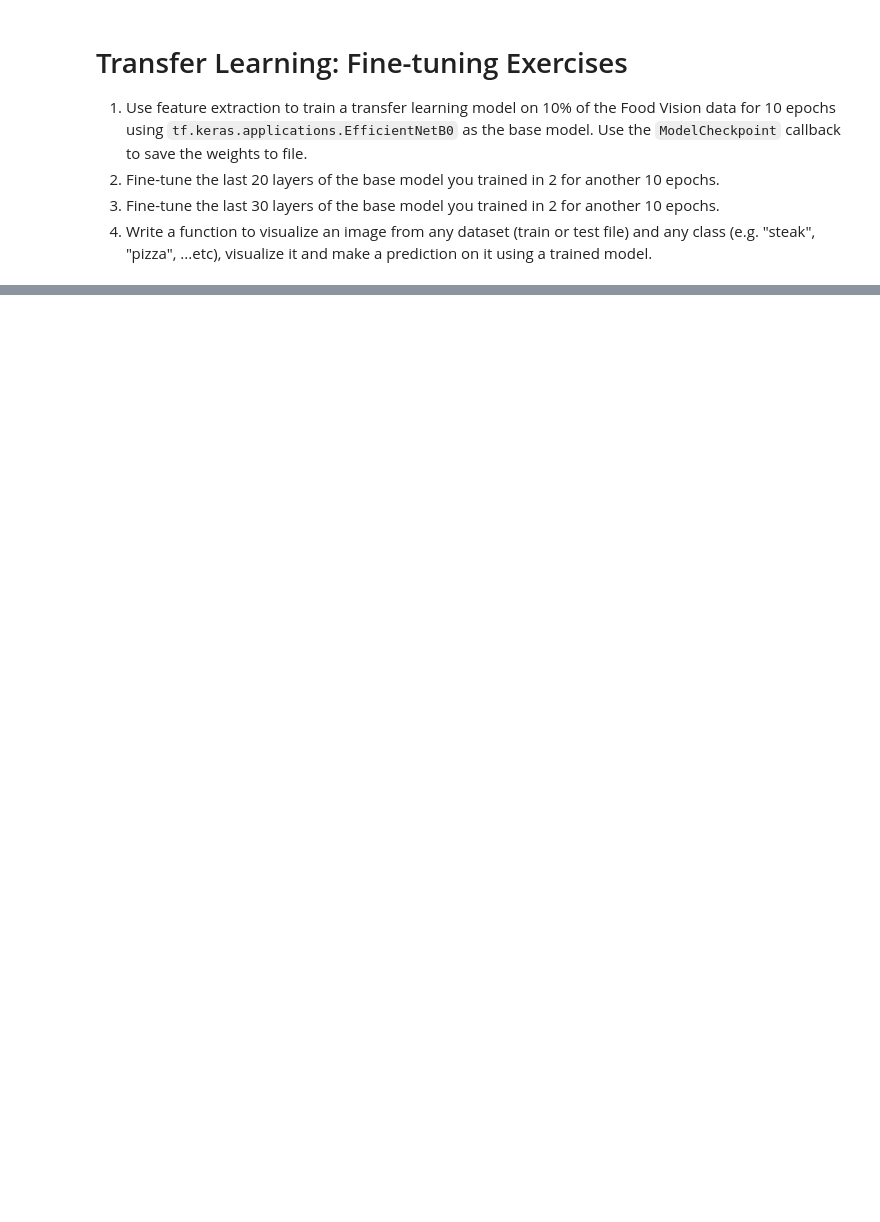
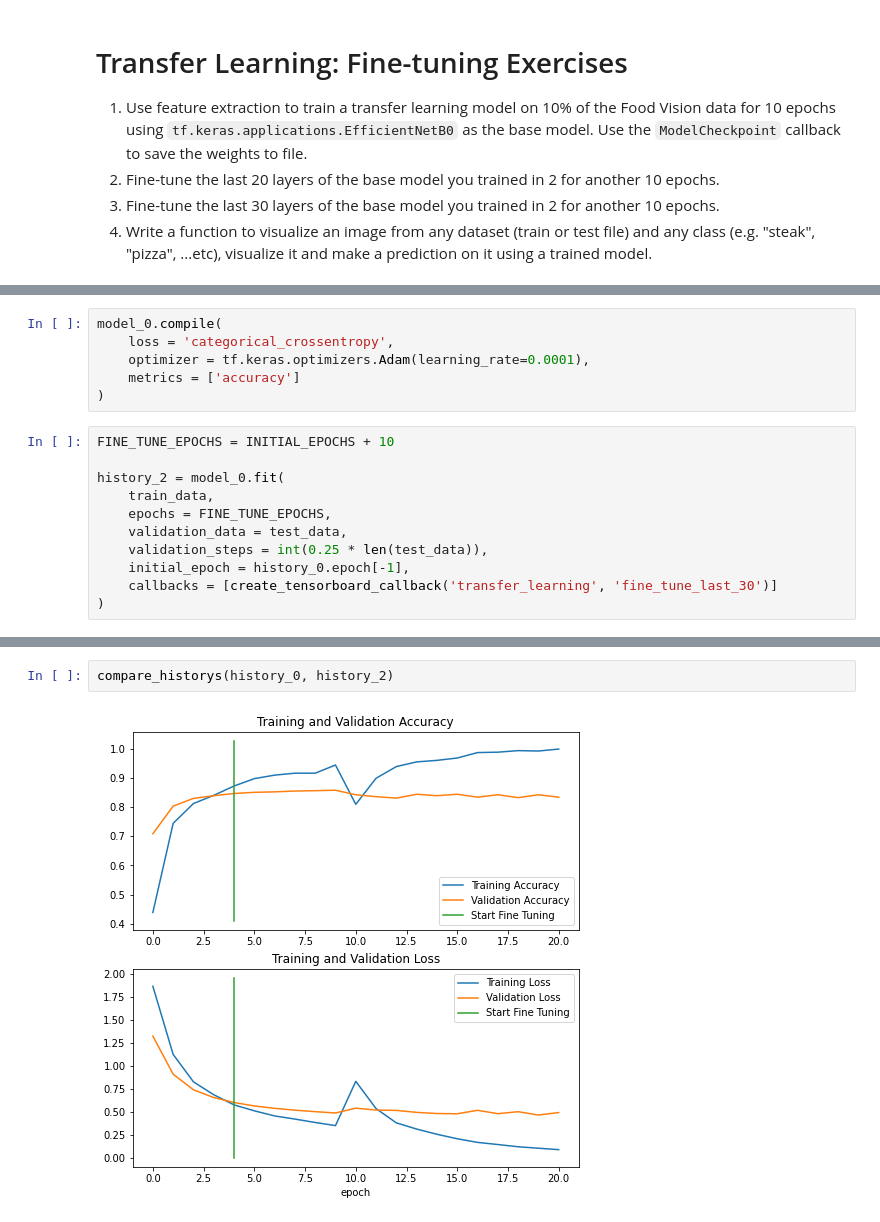
Before and after one commit to tankTopTaro/Deep-Learning-with-Python, a Jupyter notebook: 05_Transfer_Learning_in_TensorFlow_Part_2_Fine_Tuning.ipynb, the cells around one changed output, grey strips where cells are left out. Cells and saved outputs as stored; diff of their text form; blank space fills up the shorter version.

```diff
--- a/05_Transfer_Learning_in_TensorFlow_Part_2_Fine_Tuning.ipynb
+++ b/05_Transfer_Learning_in_TensorFlow_Part_2_Fine_Tuning.ipynb
@@ -1090,0 +1427,17 @@ TensorBoard experiments: https://tensorboard.dev/experiment/e6ptPEZwRYu9ou3V5yDD
+# %%
+model_0.compile(
+    loss = 'categorical_crossentropy',
+    optimizer = tf.keras.optimizers.Adam(learning_rate=0.0001),
+    metrics = ['accuracy']
+)
+# %%
+FINE_TUNE_EPOCHS = INITIAL_EPOCHS + 10
+
+history_2 = model_0.fit(
+    train_data,
+    epochs = FINE_TUNE_EPOCHS,
+    validation_data = test_data,
+    validation_steps = int(0.25 * len(test_data)),
+    initial_epoch = history_0.epoch[-1],
+    callbacks = [create_tensorboard_callback('transfer_learning', 'fine_tune_last_30')]
+)
@@ -1090,0 +1462,4 @@ TensorBoard experiments: https://tensorboard.dev/experiment/e6ptPEZwRYu9ou3V5yDD
+# %%
+compare_historys(history_0, history_2)
+# %% [output]
+[figure, added]
```
Also changed, not shown: parts of 36 cells of this notebook.
